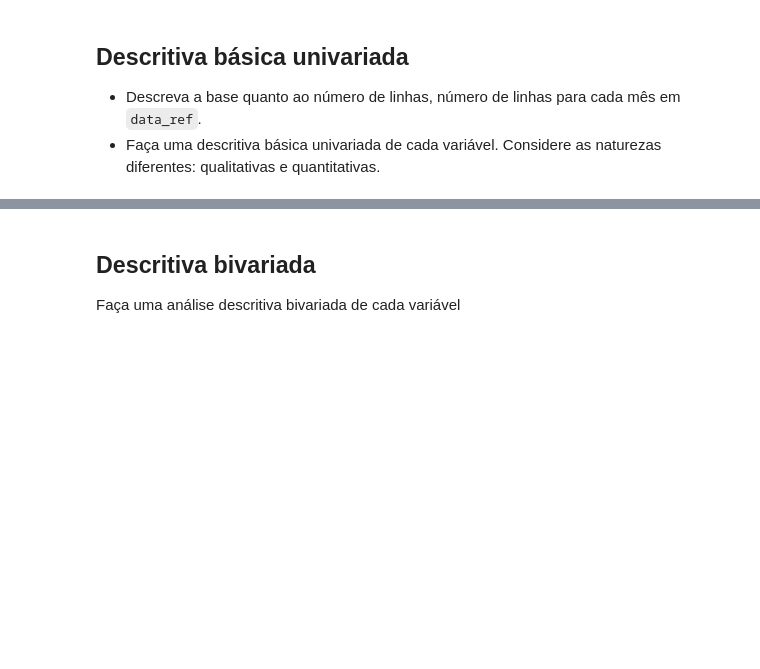
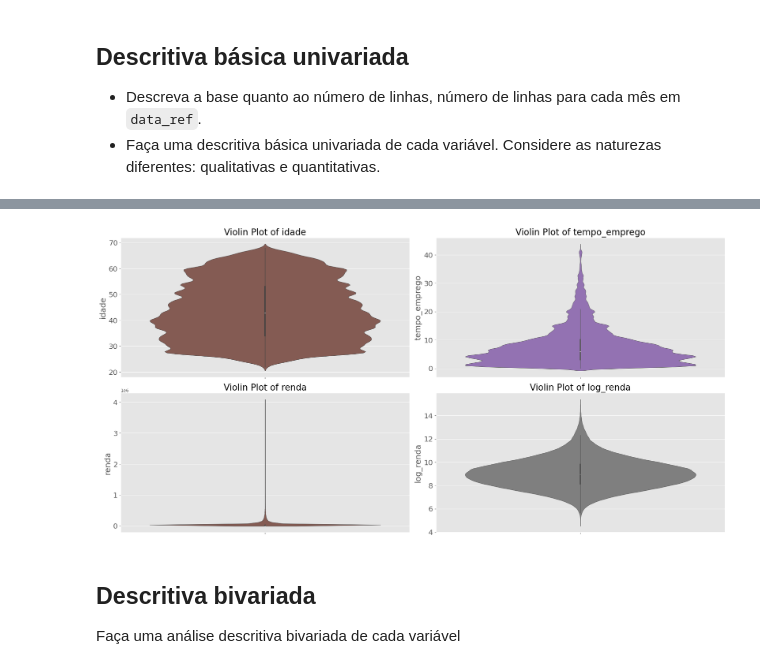
Before and after one commit to PedroHang/Logistic-Regression-Income, a Jupyter notebook: ProfCientistaDados m37_supportmaterial_exercise02.ipynb, the cells around one changed output, grey strips where cells are left out. Saved outputs shown, nothing was run; the diff lists cells and outputs as text; code cells hidden in the pictures; blank space fills up the shorter version.

```diff
--- a/ProfCientistaDados m37_supportmaterial_exercise02.ipynb
+++ b/ProfCientistaDados m37_supportmaterial_exercise02.ipynb
@@ -53,3 +232,7 @@ df.shape
+# %%
+univ_plot(df, categorical=False)
+# %% [output]
+[figure, added]
 # %% [markdown]
 ## Descritiva bivariada
 
```
Also changed, not shown: parts of 30 cells of this notebook.
